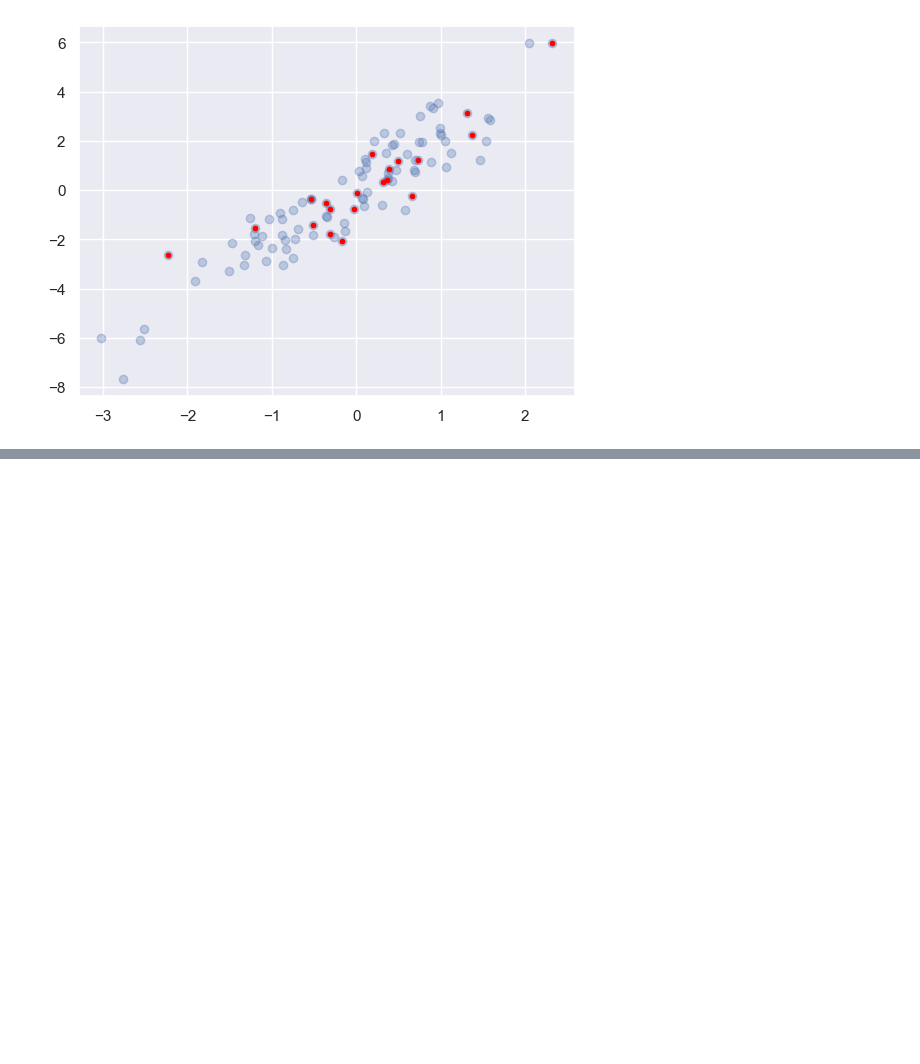
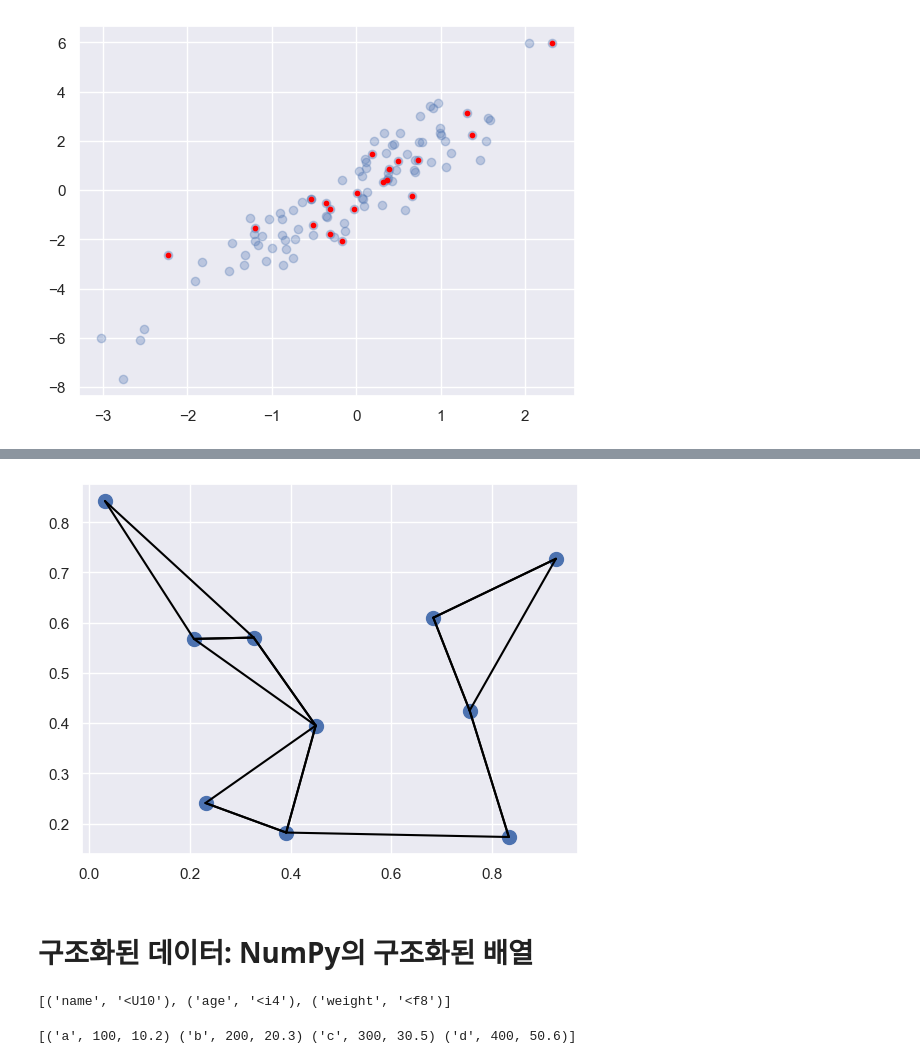
Before and after one commit to gokimkq123/Data_Science, a Jupyter notebook: 2P/DS_08_31(2).ipynb, the cells around one changed output, grey strips where cells are left out. Cells and saved outputs as stored; diff of their text form; code cells hidden in the pictures; blank space fills up the shorter version.

```diff
--- a/2P/DS_08_31(2).ipynb
+++ b/2P/DS_08_31(2).ipynb
@@ -284,0 +462,5 @@ plt.scatter(selection[:, 0], selection[:, 1], facecolor='red', s=10)
+# %%
+# 가장 가까운 k 이웃을 구하기만 하면 된다면 각 행을 파티션으로 나눠 가장 작은 k + 1개의 제곱 거리가 먼저 오고 그 보다 큰 거리의 요소를 배열로 채운다
+k = 2
+nearest_partition = np.argpartition(dist_sq, k + 1, axis = 1)
+nearest_partition
@@ -284,0 +478,30 @@ plt.scatter(selection[:, 0], selection[:, 1], facecolor='red', s=10)
+# %%
+plt.scatter(X[:, 0], X[:, 1], s=100)
+
+k = 2
+
+for i in range(X.shape[0]):
+    for j in nearest_partition[i, :k+1]:
+        plt.plot(*zip(X[j], X[i]), color='black')
+# %% [output]
+[figure, added]
+# %% [markdown]
+<h1> 구조화된 데이터: NumPy의 구조화된 배열
+# %%
+# U10 = 최대 길이 10의 유니코드 문자열, i4 = 4바이트 정수, f8 = 8바이트 정수
+data = np.zeros(4, dtype={'names' : ('name', 'age', 'weight'), 'formats' : ('U10', 'i4', 'f8')})
+print(data.dtype)
+# %% [output]
+[('name', '<U10'), ('age', '<i4'), ('weight', '<f8')]
+# %%
+name = ['a', 'b', 'c', 'd']
+age = [100, 200, 300, 400]
+weight = [10.2, 20.3, 30.5, 50.6]
+
+data['name'] = name
+data['age'] = age
+data['weight'] = weight
+
+print(data)
+# %% [output]
+[('a', 100, 10.2) ('b', 200, 20.3) ('c', 300, 30.5) ('d', 400, 50.6)]
```
Also changed, not shown: parts of 18 cells of this notebook.
